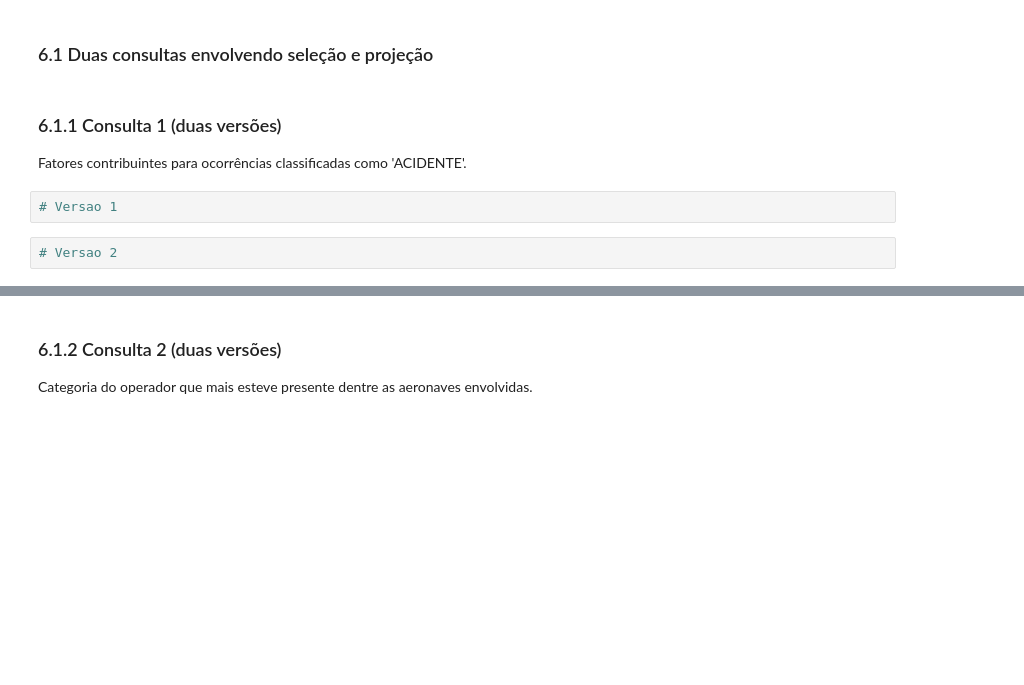
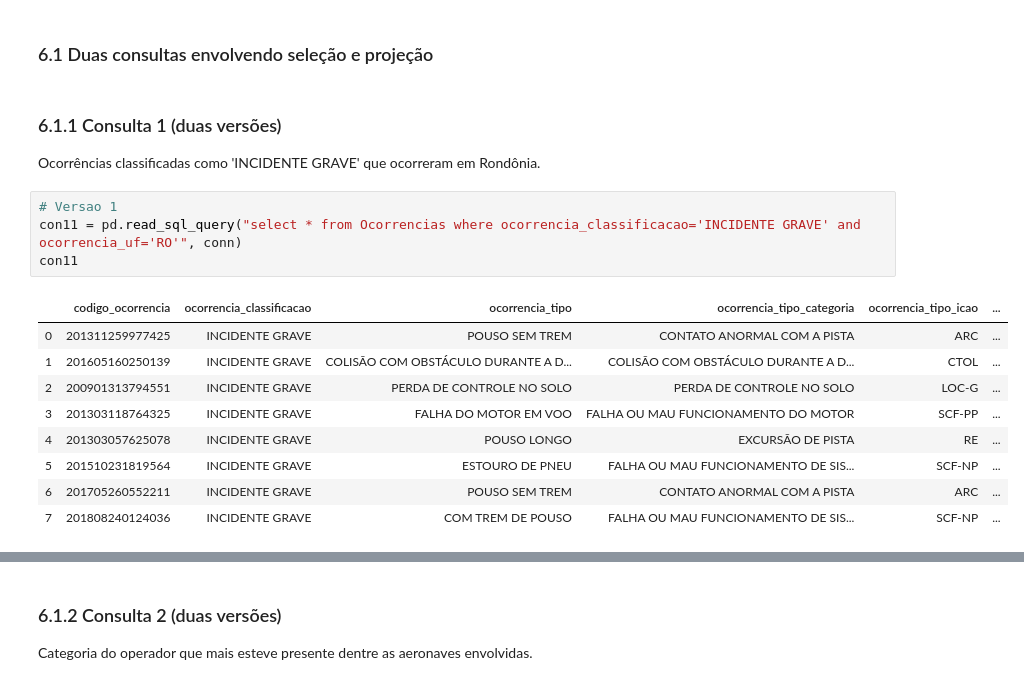
Before and after one commit to otavio-silva/IBD-TP2, a Jupyter notebook: code/TrabalhoPratico02.ipynb, the cells around one changed output, grey strips where cells are left out. Drawn from its saved outputs; the diff is of its cells as text; blank space fills up the shorter version.

```diff
--- a/code/TrabalhoPratico02.ipynb
+++ b/code/TrabalhoPratico02.ipynb
@@ -227,8 +227,18 @@ A seguir serão feitas várias consultas com diversos níveis de complexidade, a
 ### 6.1 Duas consultas envolvendo seleção e projeção
 # %% [markdown]
 ### 6.1.1 Consulta 1 (duas versões)
-Fatores contribuintes para ocorrências classificadas como 'ACIDENTE'.
+Ocorrências classificadas como 'INCIDENTE GRAVE' que ocorreram em Rondônia.
-# %%
-# Versao 1
-# %%
-# Versao 2
+# %%
+# Versao 1
+con11 = pd.read_sql_query("select * from Ocorrencias where ocorrencia_classificacao='INCIDENTE GRAVE' and ocorrencia_uf='RO'", conn)
+con11
+# %% [output]
+|  | codigo_ocorrencia | ocorrencia_classificacao | ocorrencia_tipo | ocorrencia_tipo_categoria | ocorrencia_tipo_icao | ... |
+| 0 | 201311259977425 | INCIDENTE GRAVE | POUSO SEM TREM | CONTATO ANORMAL COM A PISTA | ARC | ... |
+| 1 | 201605160250139 | INCIDENTE GRAVE | COLISÃO COM OBSTÁCULO DURANTE A D... | COLISÃO COM OBSTÁCULO DURANTE A D... | CTOL | ... |
+| 2 | 200901313794551 | INCIDENTE GRAVE | PERDA DE CONTROLE NO SOLO | PERDA DE CONTROLE NO SOLO | LOC-G | ... |
+| 3 | 201303118764325 | INCIDENTE GRAVE | FALHA DO MOTOR EM VOO | FALHA OU MAU FUNCIONAMENTO DO MOTOR | SCF-PP | ... |
+| 4 | 201303057625078 | INCIDENTE GRAVE | POUSO LONGO | EXCURSÃO DE PISTA | RE | ... |
+| 5 | 201510231819564 | INCIDENTE GRAVE | ESTOURO DE PNEU | FALHA OU MAU FUNCIONAMENTO DE SIS... | SCF-NP | ... |
+| 6 | 201705260552211 | INCIDENTE GRAVE | POUSO SEM TREM | CONTATO ANORMAL COM A PISTA | ARC | ... |
+| 7 | 201808240124036 | INCIDENTE GRAVE | COM TREM DE POUSO | FALHA OU MAU FUNCIONAMENTO DE SIS... | SCF-NP | ... |
```
Also changed, not shown: parts of 3 cells of this notebook.
